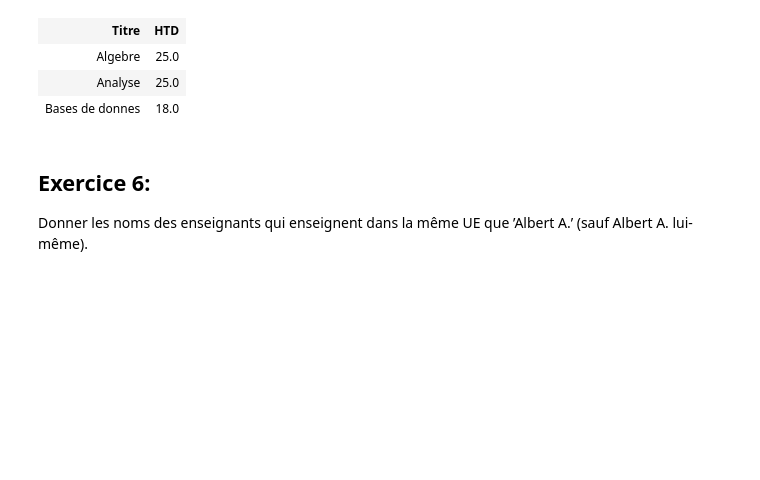
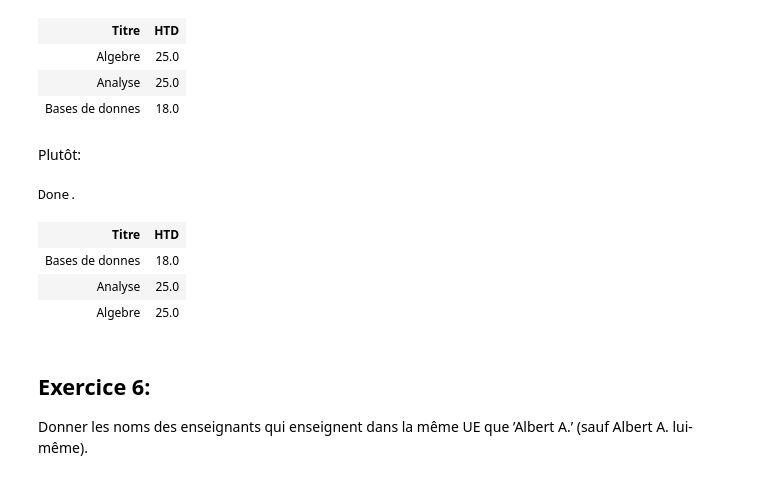
Before and after one commit to frederic-junier/DIU, a Jupyter notebook: bloc4/BDD/sandbox/TP-Etudiant/TP_Junier.ipynb, the cells around one changed output. Saved outputs shown, nothing was run; the diff lists cells and outputs as text; code cells hidden in the pictures; blank space fills up the shorter version.

```diff
--- a/bloc4/BDD/sandbox/TP-Etudiant/TP_Junier.ipynb
+++ b/bloc4/BDD/sandbox/TP-Etudiant/TP_Junier.ipynb
@@ -187,6 +187,22 @@ Done.
 | Algebre | 25.0 |
 | Analyse | 25.0 |
 | Bases de donnes | 18.0 |
+# %% [markdown]
+Plutôt:
+# %%
+%%sql
+
+SELECT  DISTINCT Titre, HTD
+FROM  Inscrit JOIN UE
+ON Inscrit.NumUE = UE.NumUE
+WHERE HTD >= 18
+;
+# %% [output]
+Done.
+| Titre | HTD |
+| Bases de donnes | 18.0 |
+| Analyse | 25.0 |
+| Algebre | 25.0 |
 # %% [markdown]
 ## Exercice 6:
 
```
Also changed, not shown: parts of 8 cells of this notebook, 5 other files.
